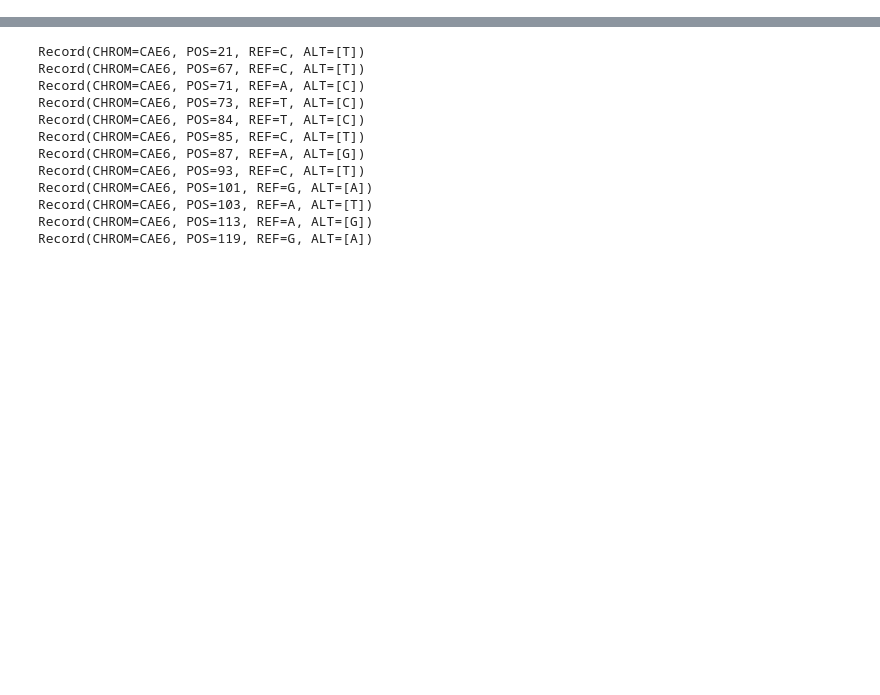
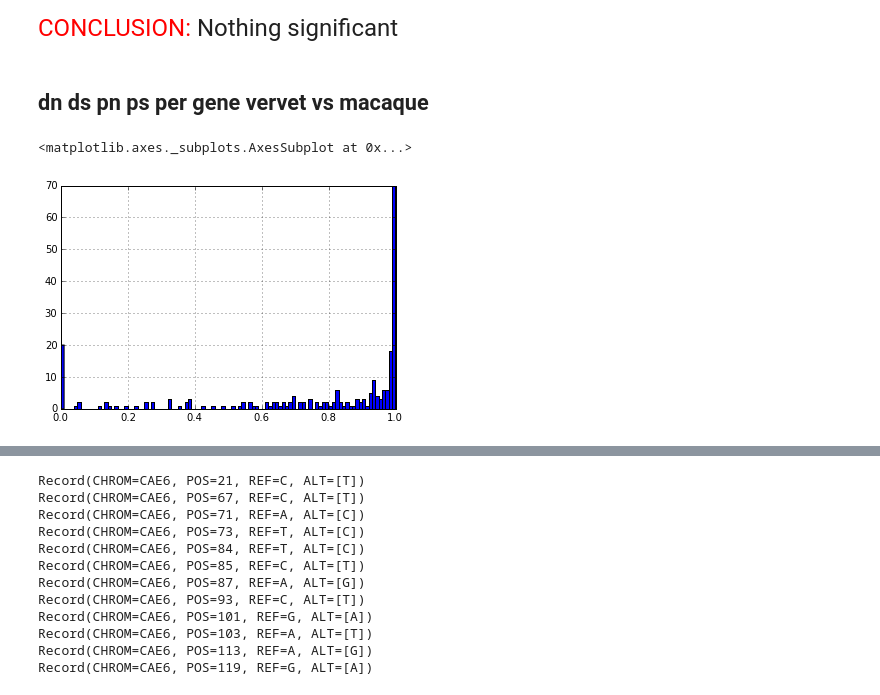
Before and after one commit to peterdfields/hs_vervet, a Jupyter notebook: notebooks/20150129_vervet_dn_ds.ipynb, the cells around one changed output, grey strips where cells are left out. Cells and saved outputs as stored; diff of their text form; code cells hidden in the pictures; blank space fills up the shorter version.

```diff
--- a/notebooks/20150129_vervet_dn_ds.ipynb
+++ b/notebooks/20150129_vervet_dn_ds.ipynb
@@ -57,0 +197,2 @@ for gene in gene_df_ensembl.ix[chrom].iloc[:2].itertuples():
+# %%
+snp_eff_df, stats_df = reduce_effect_annot(result)
@@ -57,0 +322,4 @@ for gene in gene_df_ensembl.ix[chrom].iloc[:2].itertuples():
+# %% [markdown]
+<font size="5"><font color="red">CONCLUSION:</font> Nothing significant</font>
+# %% [markdown]
+## dn ds pn ps per gene vervet vs macaque
@@ -57,0 +328,5 @@ for gene in gene_df_ensembl.ix[chrom].iloc[:2].itertuples():
+# %%
+stats_df["fraction_outgroup_align"].hist(bins=100)
+# %% [output]
+<matplotlib.axes._subplots.AxesSubplot at 0x...>
+[figure, added]
```
Also changed, not shown: parts of 74 cells of this notebook, 5 other files.
